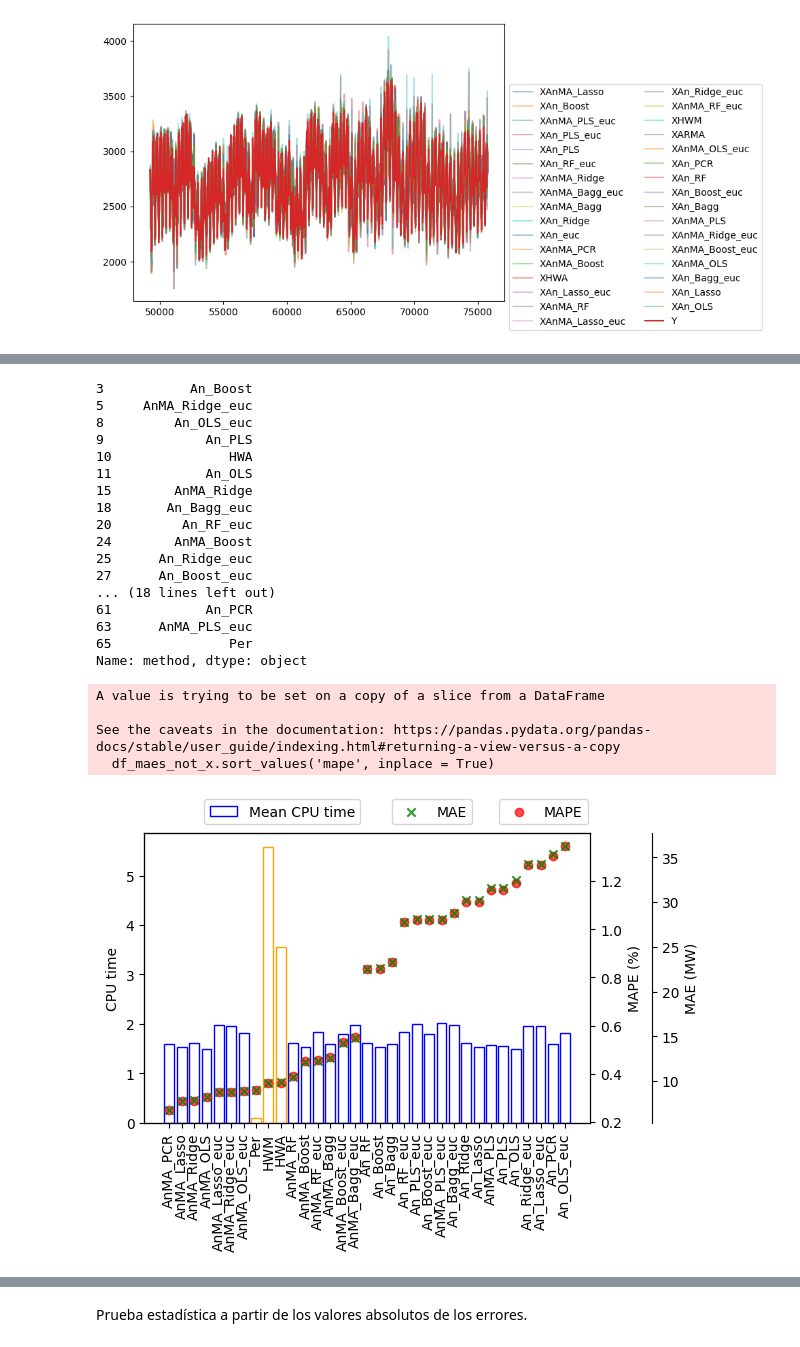
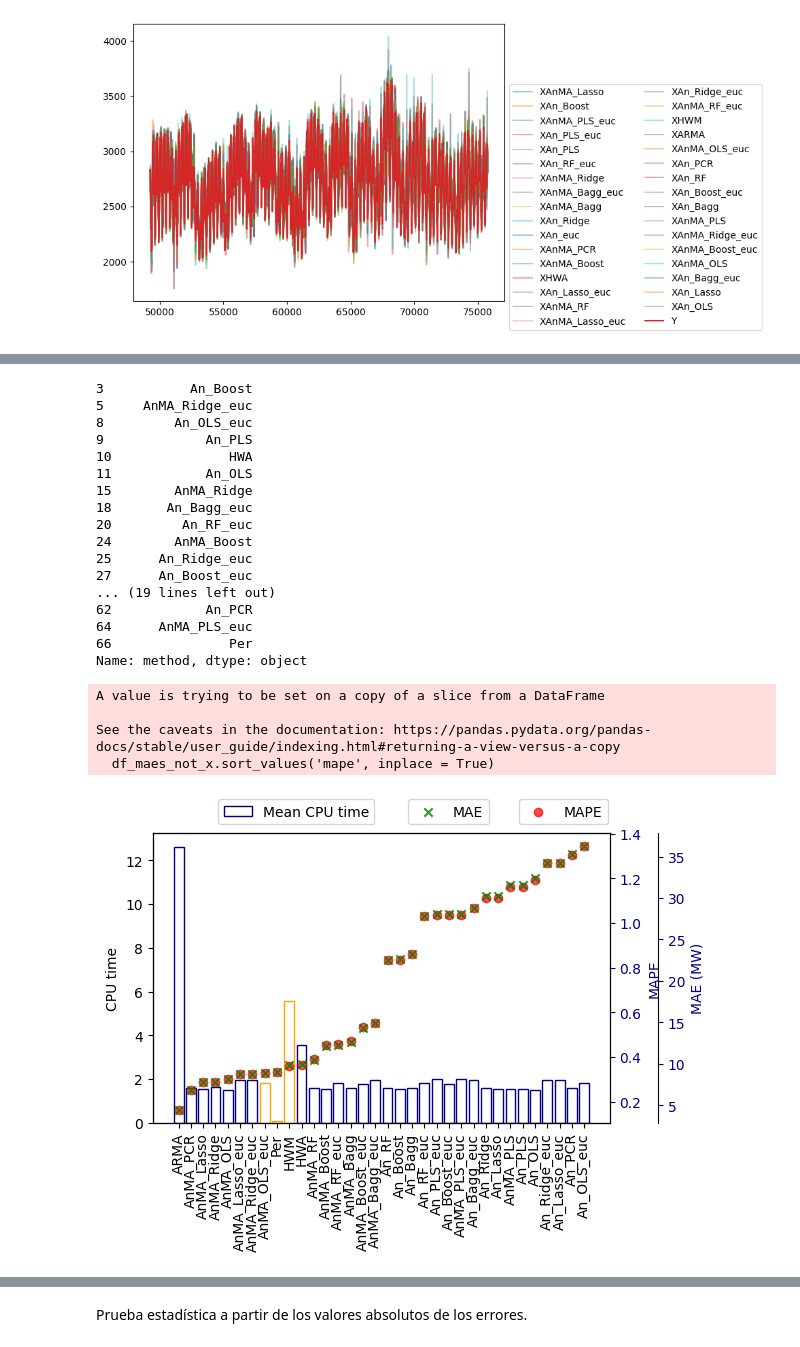
Before and after one commit to urieliram/analog, a Jupyter notebook: test2.ipynb, the cells around one changed output, grey strips where cells are left out. Saved outputs shown, nothing was run; the diff lists cells and outputs as text; code cells hidden in the pictures.

```diff
--- a/test2.ipynb
+++ b/test2.ipynb
@@ -69,7 +69,7 @@ for filename in os.listdir(directory):
     f = os.path.join(directory, filename)
     model_name = filename.split('.')[0]
     # print(model_name)
-    if 'X' in filename or 'HW' in filename or 'Per' in filename:
+    if 'X' in filename or 'HW' in filename or 'Per' in filename or 'AR' in filename:
         df = pd.read_csv(f, header=None)
         df.columns = ['index', 't_pred', 'y_pred']
         if 'X' in filename:
@@ -364,13 +383,13 @@ df_maes_not_x.method
 24        AnMA_Boost
 25      An_Ridge_euc
 27      An_Boost_euc
-... (18 lines left out)
-61            An_PCR
-63      AnMA_PLS_euc
-65               Per
+... (19 lines left out)
+62            An_PCR
+64      AnMA_PLS_euc
+66               Per
 Name: method, dtype: object
 # %%
-colors = np.repeat('blue', 33).tolist()
+colors = np.repeat('#000080', 33).tolist()
 colors[7] = 'orange'
 colors[8] = 'orange'
 colors[9] = 'orange'
@@ -378,39 +397,39 @@ colors[9] = 'orange'
 benchmarks = ['Per', 'HWA', 'HWM']
 df_maes_not_x.sort_values('mape', inplace = True)
 plt.figure() #
 plt.bar(df_maes_not_x.method, df_maes_not_x.t, label='Mean CPU time', color = 'none', edgecolor = colors)
 plt.xticks(rotation = 90)
 plt.ylabel('CPU time')
 #plt.axhline(y = df_maes_not_x.t.min(), color = 'black', linestyle = '--')
 plt.legend(bbox_to_anchor = (0.5, 1.14), fontsize = 10, ncols = 2)
 plt.tight_layout()
 
 ax = plt.gca()
 ax2 = ax.twinx()
 plt.scatter(df_maes_not_x.method, df_maes_not_x.mape, marker = 'o', color = 'red', label = 'MAPE', alpha=0.7)
 plt.legend(bbox_to_anchor = (1.01, 1.14), fontsize = 10)
-plt.ylabel('MAPE (%)')
-ax2.yaxis.label.set_color('#000000')
-ax2.tick_params(axis='y', colors='#000000')
+plt.ylabel('MAPE')
+ax2.yaxis.label.set_color('#000080')
+ax2.tick_params(axis='y', colors='#000080')
 
 ax3 = ax.twinx()
 plt.scatter(df_maes_not_x.method, df_maes_not_x.mae, marker='x', color = 'green', label = 'MAE', alpha=0.8)
 plt.legend(bbox_to_anchor = (0.75, 1.14), fontsize = 10, ncols = 1)
 plt.ylabel('MAE (MW)')
 ax3.spines.right.set_position(("data", 39))
-ax3.yaxis.label.set_color('#000000')
-ax3.tick_params(axis='y', colors='#000000')
+ax3.yaxis.label.set_color('#000080')
+ax3.tick_params(axis='y', colors='#000080')
 
 plt.tight_layout()
 plt.savefig(dir+'mape_vs_time.pdf', transparent=True)
 
 plt.show()
 # %% [output]
 A value is trying to be set on a copy of a slice from a DataFrame
 
 See the caveats in the documentation: https://pandas.pydata.org/pandas-docs/stable/user_guide/indexing.html#returning-a-view-versus-a-copy
   df_maes_not_x.sort_values('mape', inplace = True)
-[figure, old version]
+[figure, new version]
 # %%
 df_maes_not_x.method
 # %% [output]
```
Also changed, not shown: parts of 28 cells of this notebook, 6 other files.
